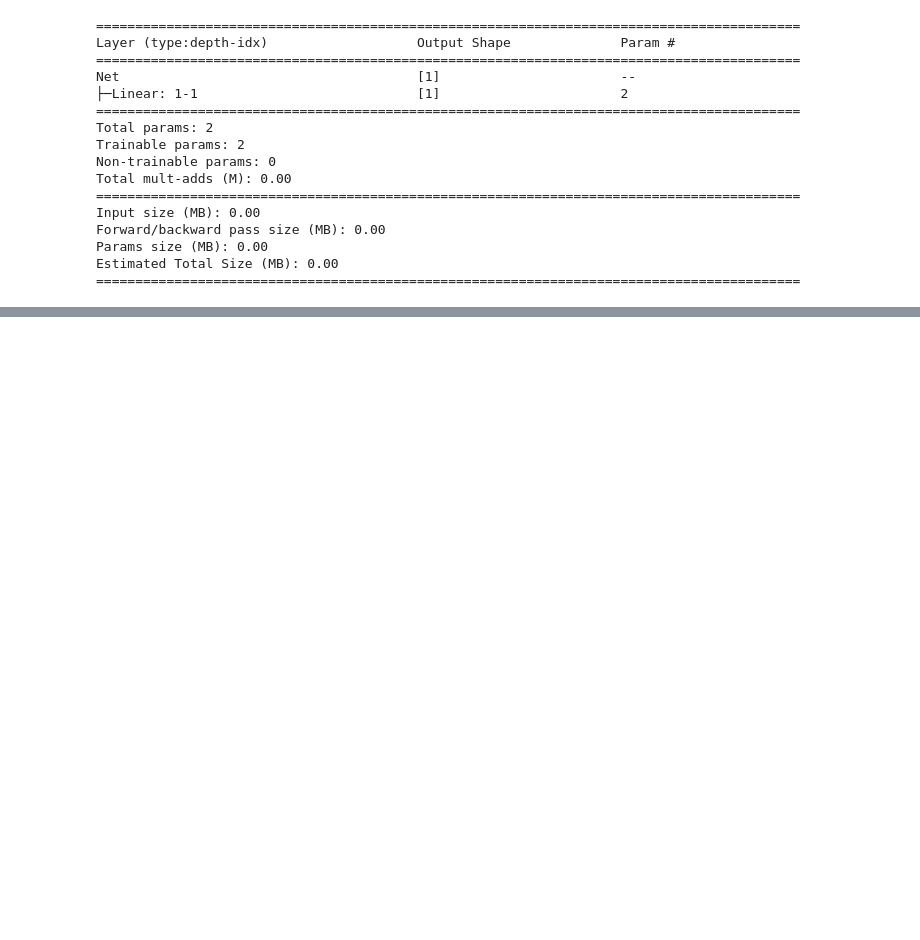
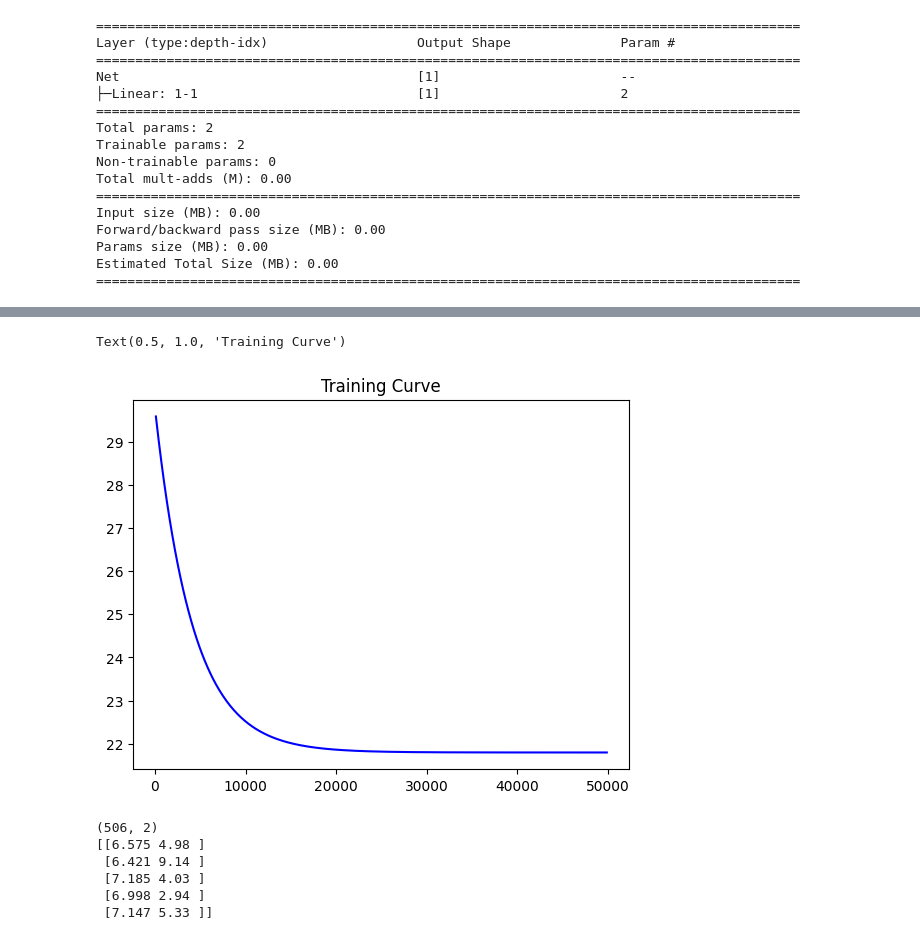
Before and after one commit to YUseiDoi/Pytorch_Practice, a Jupyter notebook: src/linear_regression.ipynb, the cells around one changed output, grey strips where cells are left out. Drawn from its saved outputs; the diff is of its cells as text; code cells hidden in the pictures; blank space fills up the shorter version.

```diff
--- a/src/linear_regression.ipynb
+++ b/src/linear_regression.ipynb
@@ -262,6 +262,6 @@ for epoch in range(num_epochs):
     optimizer.step()
 
     if epoch % 100 == 0:
-        histroy = np.vstack((history, np.array([epoch, loss.item()])))
+        history = np.vstack((history, np.array([epoch, loss.item()])))
         print(f'Epoch {epoch} loss: {loss.item():.5f}')
 # %% [output]
@@ -289,0 +291,21 @@ IndexError: index 0 is out of bounds for axis 0 with size 0
+# %%
+# 学習曲線の表示
+plt.plot(history[1:,0], history[1:,1], 'b')
+plt.title('Training Curve')
+# %% [output]
+Text(0.5, 1.0, 'Training Curve')
+[figure, added]
+# %%
+# 重回帰モデル
+x_add = x_org[:, feature_names == 'LSTAT']
+x2 = np.hstack((x, x_add))
+
+print(x2.shape)
+print(x2[:5, :])
+# %% [output]
+(506, 2)
+[[6.575 4.98 ]
+ [6.421 9.14 ]
+ [7.185 4.03 ]
+ [6.998 2.94 ]
+ [7.147 5.33 ]]
```
Also changed, not shown: parts of 7 cells of this notebook, 2 other files.
